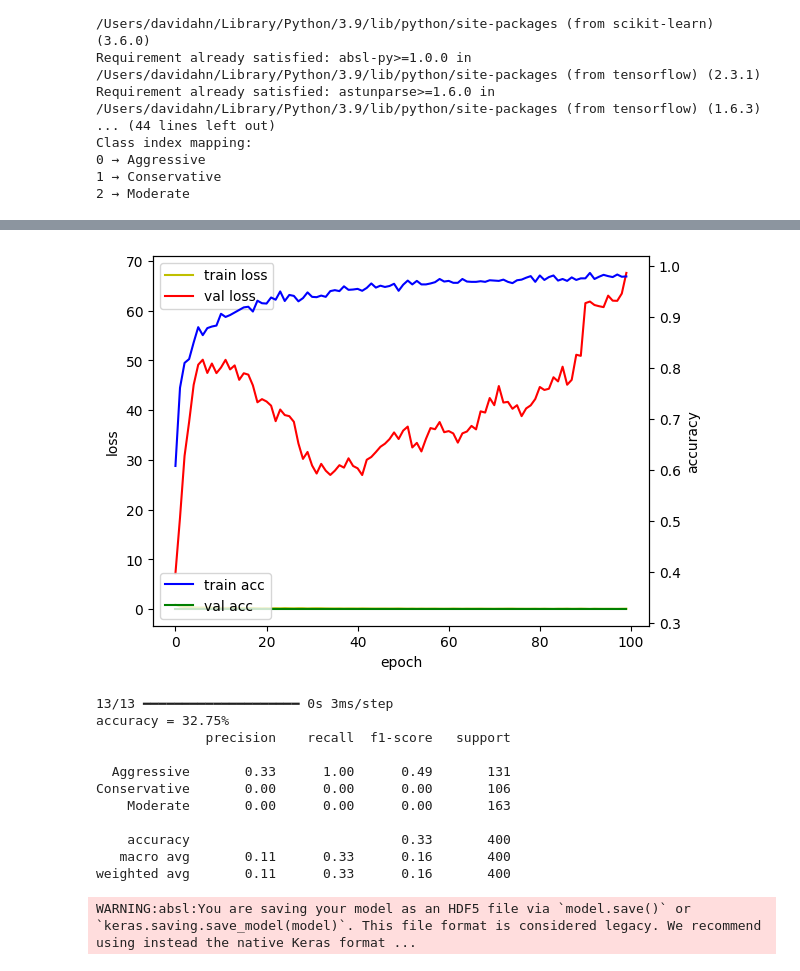
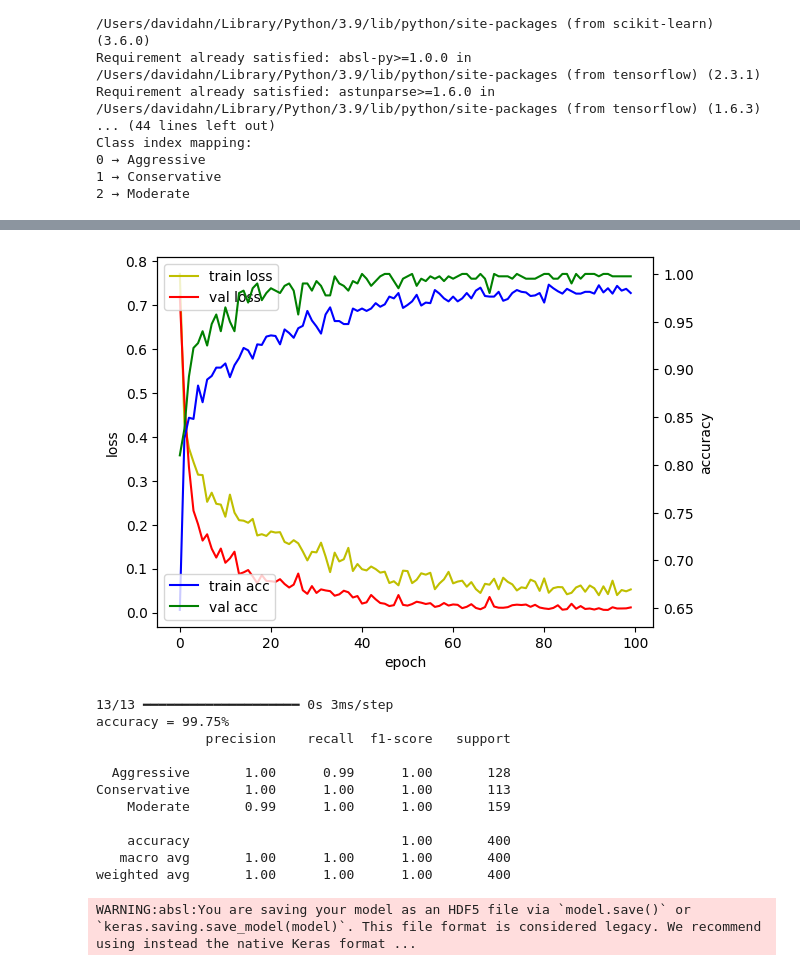
Before and after one commit to dahn24/Risk-Assessment-Program, a Jupyter notebook: backEnd/mlModels/mlModelNN.ipynb, the cells around one changed output, grey strips where cells are left out. Cells and saved outputs as stored; diff of their text form; code cells hidden in the pictures.

```diff
--- a/backEnd/mlModels/mlModelNN.ipynb
+++ b/backEnd/mlModels/mlModelNN.ipynb
@@ -18,7 +18,7 @@ import pandas as pd
 import matplotlib.pyplot as plt
 warnings.filterwarnings("ignore")
 
-df = pd.read_csv("../assets/risk_profiles.csv")
+df = pd.read_csv("../../assets/risk_profiles.csv")
 df.drop(["total_score"], axis=1, inplace=True)
 
 m_data = np.array(df)
@@ -63,6 +63,7 @@ X_train, X_test, Y_train, Y_test = train_test_split(X, Y, test_size=0.2, random_
 
 scaler.fit(X_train)
 X_train_scaled = scaler.transform(X_train)
+X_test_scaled = scaler.transform(X_test)
 
 custom_model = Sequential()
 custom_model.add(Dense(32, activation='relu', input_dim = 5))
@@ -75,7 +76,7 @@ custom_model.add(Dense(32, activation='relu'))
 custom_model.add(Dense(3, activation='softmax'))
 
 custom_model.compile(optimizer='adam',loss='categorical_crossentropy', metrics=['accuracy'])
-record = custom_model.fit(X_train_scaled, Y_train, epochs=100, batch_size=20, validation_data=(X_test, Y_test))
+record = custom_model.fit(X_train_scaled, Y_train, epochs=100, batch_size=20, validation_data=(X_test_scaled, Y_test))
 
 fig, loss_ax = plt.subplots()
 
@@ -97,7 +98,7 @@ acc_ax.legend(loc='lower left')
 plt.show()
 
 # Predictions
-custom_pred = np.argmax(custom_model.predict(X_test), axis=1)
+custom_pred = np.argmax(custom_model.predict(X_test_scaled), axis=1)
 
 # True labels
 custom_labeled_result = np.argmax(Y_test, axis=1)
@@ -127,15 +128,15 @@ Epoch 100/100
-[figure, old version]
+[figure, new version]
 13/13 ━━━━━━━━━━━━━━━━━━━━ 0s 3ms/step
-accuracy = 32.75%
+accuracy = 99.75%
               precision    recall  f1-score   support
 
-  Aggressive       0.33      1.00      0.49       131
-Conservative       0.00      0.00      0.00       106
-    Moderate       0.00      0.00      0.00       163
+  Aggressive       1.00      0.99      1.00       128
+Conservative       1.00      1.00      1.00       113
+    Moderate       0.99      1.00      1.00       159
 
-    accuracy                           0.33       400
-   macro avg       0.11      0.33      0.16       400
-weighted avg       0.11      0.33      0.16       400
+    accuracy                           1.00       400
+   macro avg       1.00      1.00      1.00       400
+weighted avg       1.00      1.00      1.00       400
 # %%
 import joblib
 
```
Also changed, not shown: parts of 1 cell of this notebook, 2 other files.
